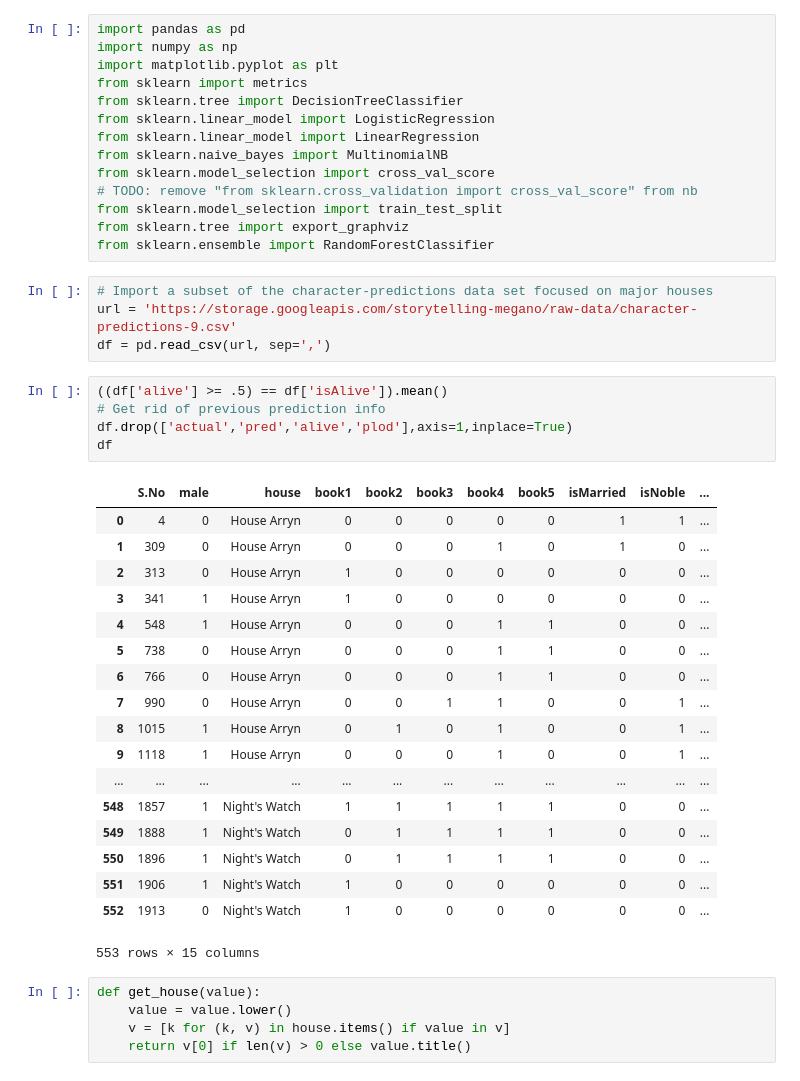
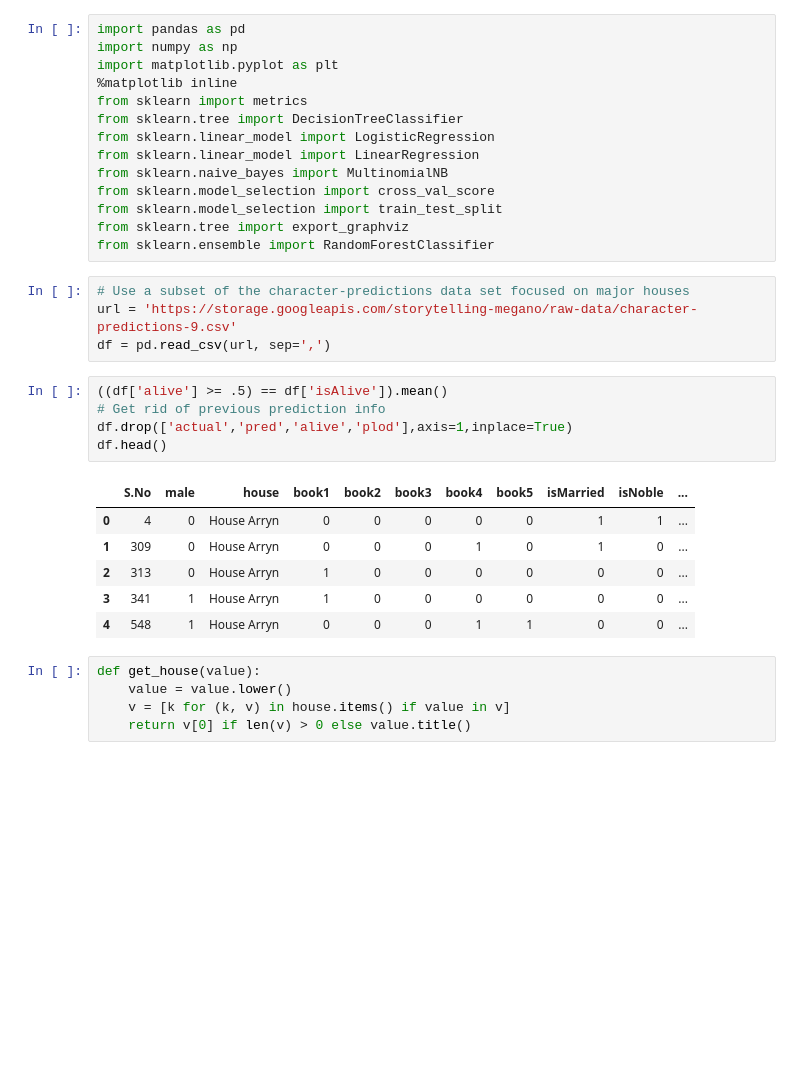
Before and after one commit to megano/storytelling, a Jupyter notebook: eda/GOT-analysis.ipynb, the cells around one changed output. Drawn from its saved outputs; the diff is of its cells as text; blank space fills up the shorter version.

Commit message:
remove extra import statements

```diff
--- a/eda/GOT-analysis.ipynb
+++ b/eda/GOT-analysis.ipynb
@@ -4,44 +4,32 @@
 import pandas as pd
 import numpy as np
 import matplotlib.pyplot as plt
+%matplotlib inline
 from sklearn import metrics
 from sklearn.tree import DecisionTreeClassifier
 from sklearn.linear_model import LogisticRegression
 from sklearn.linear_model import LinearRegression
 from sklearn.naive_bayes import MultinomialNB
 from sklearn.model_selection import cross_val_score
-# TODO: remove "from sklearn.cross_validation import cross_val_score" from nb
 from sklearn.model_selection import train_test_split
 from sklearn.tree import export_graphviz
 from sklearn.ensemble import RandomForestClassifier
 # %%
-# Import a subset of the character-predictions data set focused on major houses
+# Use a subset of the character-predictions data set focused on major houses
 url = 'https://storage.googleapis.com/storytelling-megano/raw-data/character-predictions-9.csv'
 df = pd.read_csv(url, sep=',')
 # %%
 ((df['alive'] >= .5) == df['isAlive']).mean()
 # Get rid of previous prediction info
 df.drop(['actual','pred','alive','plod'],axis=1,inplace=True)
-df
+df.head()
 # %% [output]
 |  | S.No | male | house | book1 | book2 | book3 | book4 | book5 | isMarried | isNoble | ... |
 | 0 | 4 | 0 | House Arryn | 0 | 0 | 0 | 0 | 0 | 1 | 1 | ... |
 | 1 | 309 | 0 | House Arryn | 0 | 0 | 0 | 1 | 0 | 1 | 0 | ... |
 | 2 | 313 | 0 | House Arryn | 1 | 0 | 0 | 0 | 0 | 0 | 0 | ... |
 | 3 | 341 | 1 | House Arryn | 1 | 0 | 0 | 0 | 0 | 0 | 0 | ... |
 | 4 | 548 | 1 | House Arryn | 0 | 0 | 0 | 1 | 1 | 0 | 0 | ... |
-| 5 | 738 | 0 | House Arryn | 0 | 0 | 0 | 1 | 1 | 0 | 0 | ... |
-| 6 | 766 | 0 | House Arryn | 0 | 0 | 0 | 1 | 1 | 0 | 0 | ... |
-| 7 | 990 | 0 | House Arryn | 0 | 0 | 1 | 1 | 0 | 0 | 1 | ... |
-| 8 | 1015 | 1 | House Arryn | 0 | 1 | 0 | 1 | 0 | 0 | 1 | ... |
-| 9 | 1118 | 1 | House Arryn | 0 | 0 | 0 | 1 | 0 | 0 | 1 | ... |
-| ... | ... | ... | ... | ... | ... | ... | ... | ... | ... | ... | ... |
-| 548 | 1857 | 1 | Night's Watch | 1 | 1 | 1 | 1 | 1 | 0 | 0 | ... |
-| 549 | 1888 | 1 | Night's Watch | 0 | 1 | 1 | 1 | 1 | 0 | 0 | ... |
-| 550 | 1896 | 1 | Night's Watch | 0 | 1 | 1 | 1 | 1 | 0 | 0 | ... |
-| 551 | 1906 | 1 | Night's Watch | 1 | 0 | 0 | 0 | 0 | 0 | 0 | ... |
-| 552 | 1913 | 0 | Night's Watch | 1 | 0 | 0 | 0 | 0 | 0 | 0 | ... |
-553 rows × 15 columns
 # %%
 def get_house(value):
     value = value.lower()
```
Also changed, not shown: parts of 8 cells of this notebook.
